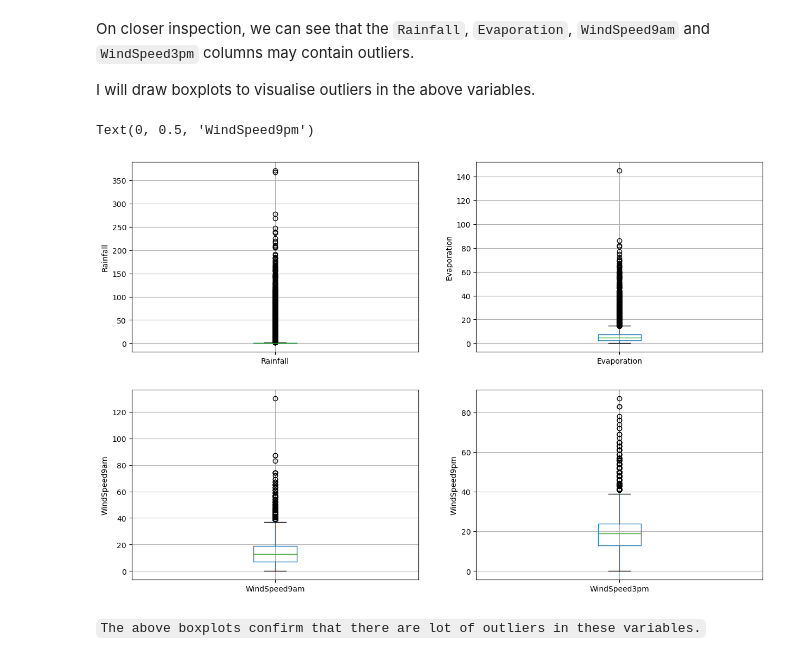
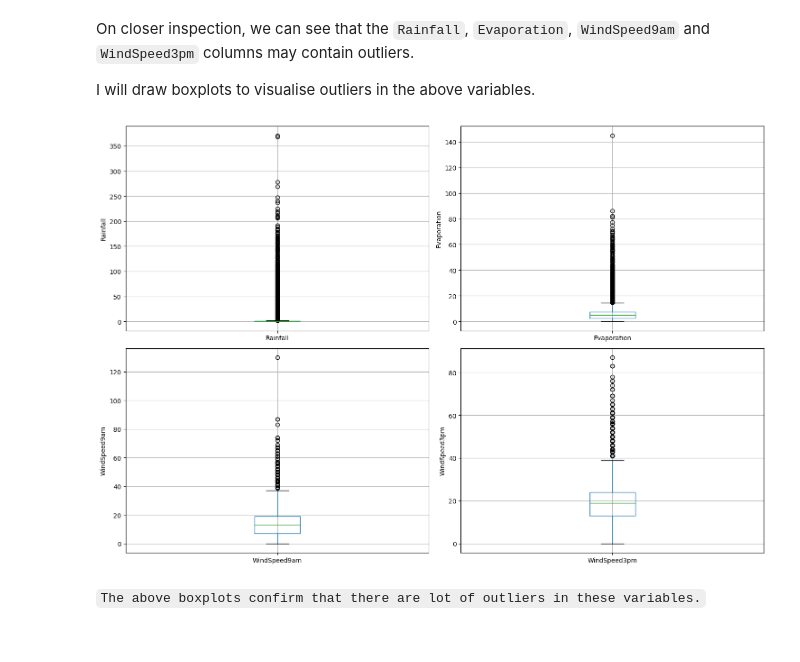
Before and after one commit to BeefaceData/Logistic_Regression_Tutorial, a Jupyter notebook: Logistic_Regression_Tutorial.ipynb, the cells around one changed output. Saved outputs shown, nothing was run; the diff lists cells and outputs as text; code cells hidden in the pictures.

```diff
--- a/Logistic_Regression_Tutorial.ipynb
+++ b/Logistic_Regression_Tutorial.ipynb
@@ -244,14 +262,8 @@ We can see that the data type of `Date` variable is object. I will parse the dat
 # parse the Date variable, currently a string into a date format
 wd_df['Date'] = pd.to_datetime(wd_df['Date'])
 
-# Extract Year variable
-wd_df['Year'] = wd_df['Date'].dt.year
-
-# Extract Month Variable
-wd_df['Month'] = wd_df['Date'].dt.month
-
-# Extract Day Variable
-wd_df['Day'] = wd_df['Date'].dt.day
+# Extract Year, Month, Day variable
+wd_df['Year'], wd_df['Month'], wd_df['Day'] = wd_df['Date'].dt.year, wd_df['Date'].dt.month, wd_df['Date'].dt.day
 # %%
 wd_df.info()
 # %% [output]
@@ -657,32 +708,53 @@ On closer inspection, we can see that the `Rainfall`, `Evaporation`, `WindSpeed9
 
 I will draw boxplots to visualise outliers in the above variables.
 # %%
-# Draw a boxplot to visualise all four(4) of the columns
+# # Draw a boxplot to visualise all four(4) of the columns
 
-plt.figure(figsize=(15,10))
+# plt.figure(figsize=(15,10))
 
-plt.subplot(2,2,1)
-fig = wd_df.boxplot(column="Rainfall")
-fig.set_title("")
-fig.set_ylabel("Rainfall")
+# plt.subplot(2,2,1)
+# fig = wd_df.boxplot(column="Rainfall")
+# fig.set_title("")
+# fig.set_ylabel("Rainfall")
 
-plt.subplot(2,2,2)
-fig = wd_df.boxplot(column='Evaporation')
-fig.set_title("")
-fig.set_ylabel("Evaporation")
+# plt.subplot(2,2,2)
+# fig = wd_df.boxplot(column='Evaporation')
+# fig.set_title("")
+# fig.set_ylabel("Evaporation")
 
-plt.subplot(2,2,3)
-fig = wd_df.boxplot(column='WindSpeed9am')
-fig.set_title("")
-fig.set_ylabel("WindSpeed9am")
+# plt.subplot(2,2,3)
+# fig = wd_df.boxplot(column='WindSpeed9am')
+# fig.set_title("")
+# fig.set_ylabel("WindSpeed9am")
 
-plt.subplot(2,2,4)
-fig = wd_df.boxplot(column='WindSpeed3pm')
-fig.set_title("")
-fig.set_ylabel("WindSpeed9pm")
+# plt.subplot(2,2,4)
+# fig = wd_df.boxplot(column='WindSpeed3pm')
+# fig.set_title("")
+# fig.set_ylabel("WindSpeed9pm")
-# %% [output]
-Text(0, 0.5, 'WindSpeed9pm')
-[figure, removed]
+# %%
+# Draw a boxplot to visualize all four columns
+
+# plt.subplots to create a single figure with multiple subplots.
+fig, axs = plt.subplots(2, 2, figsize=(15, 10))
+
+# defined the columns, titles, and ylabels as lists, which makes it easier to loop over them.
+columns = ["Rainfall", "Evaporation", "WindSpeed9am", "WindSpeed3pm"]
+titles = ["", "", "", ""]
+ylabels = ["Rainfall", "Evaporation", "WindSpeed9am", "WindSpeed3pm"]
+
+for i, (column, title, ylabel) in enumerate(zip(columns, titles, ylabels)):
+    # to access the correct subplot in the 2x2 grid
+    ax = axs[i // 2, i % 2]
+    wd_df.boxplot(column=column, ax=ax)
+    ax.set_title(title)
+    ax.set_ylabel(ylabel)
+
+# ensure that the subplots fit well in the figure.
+plt.tight_layout()
+# display the plot.
+plt.show()
+# %% [output]
+[figure, added]
 # %% [markdown]
 `The above boxplots confirm that there are lot of outliers in these variables.`
 # %% [markdown]
```
Also changed, not shown: parts of 52 cells of this notebook, 10 other files.
